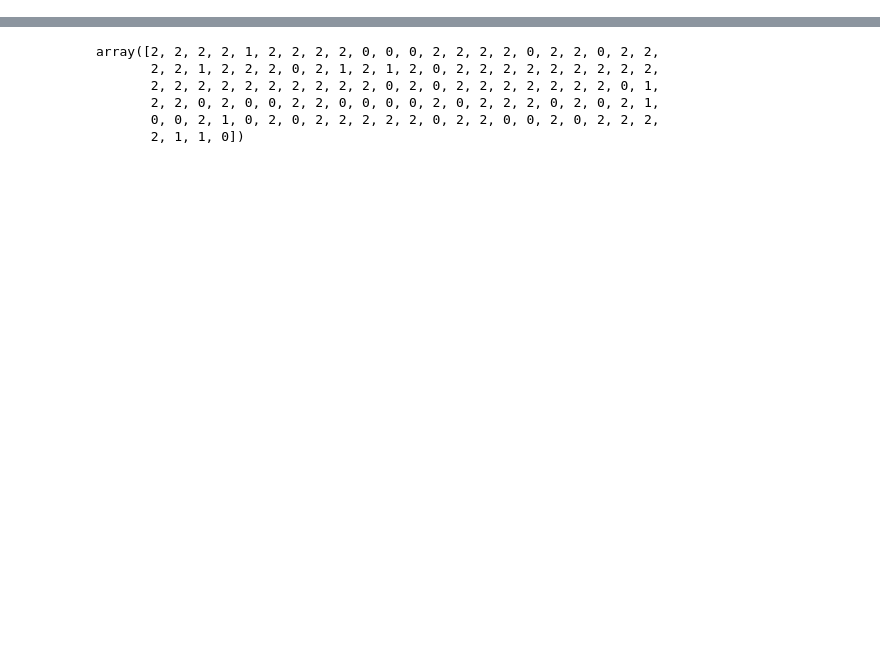
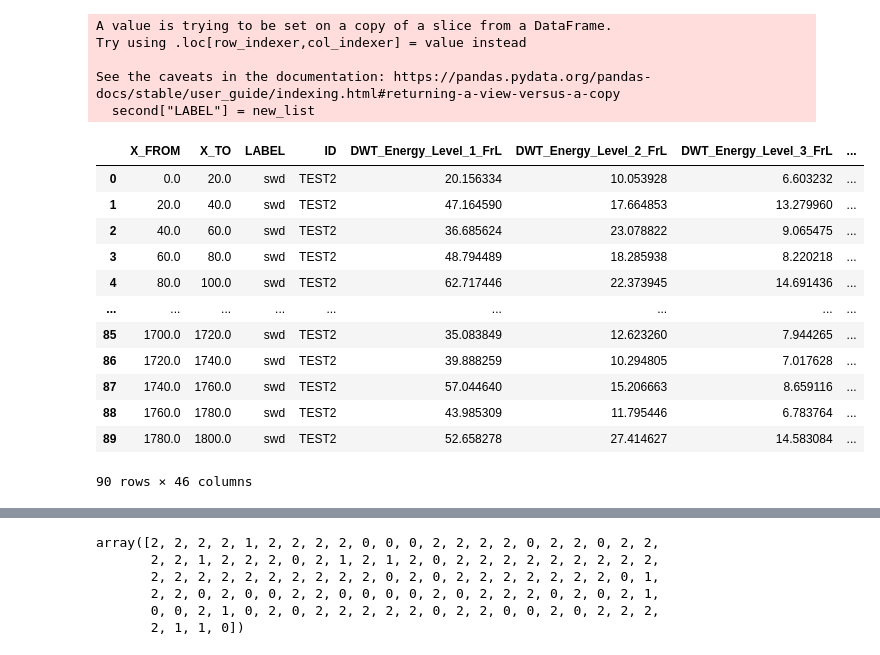
Before and after one commit to tarasovxx/classification-system-ekog, a Jupyter notebook: research/model.ipynb, the cells around one changed output, grey strips where cells are left out. Cells and saved outputs as stored; diff of their text form; code cells hidden in the pictures; blank space fills up the shorter version.

```diff
--- a/research/model.ipynb
+++ b/research/model.ipynb
@@ -94,0 +188,22 @@ Learning rate set to 0.5
+# %%
+second["LABEL"] = new_list
+second
+# %% [output]
+A value is trying to be set on a copy of a slice from a DataFrame.
+Try using .loc[row_indexer,col_indexer] = value instead
+
+See the caveats in the documentation: https://pandas.pydata.org/pandas-docs/stable/user_guide/indexing.html#returning-a-view-versus-a-copy
+  second["LABEL"] = new_list
+|  | X_FROM | X_TO | LABEL | ID | DWT_Energy_Level_1_FrL | DWT_Energy_Level_2_FrL | DWT_Energy_Level_3_FrL | ... |
+| 0 | 0.0 | 20.0 | swd | TEST2 | 20.156334 | 10.053928 | 6.603232 | ... |
+| 1 | 20.0 | 40.0 | swd | TEST2 | 47.164590 | 17.664853 | 13.279960 | ... |
+| 2 | 40.0 | 60.0 | swd | TEST2 | 36.685624 | 23.078822 | 9.065475 | ... |
+| 3 | 60.0 | 80.0 | swd | TEST2 | 48.794489 | 18.285938 | 8.220218 | ... |
+| 4 | 80.0 | 100.0 | swd | TEST2 | 62.717446 | 22.373945 | 14.691436 | ... |
+| ... | ... | ... | ... | ... | ... | ... | ... | ... |
+| 85 | 1700.0 | 1720.0 | swd | TEST2 | 35.083849 | 12.623260 | 7.944265 | ... |
+| 86 | 1720.0 | 1740.0 | swd | TEST2 | 39.888259 | 10.294805 | 7.017628 | ... |
+| 87 | 1740.0 | 1760.0 | swd | TEST2 | 57.044640 | 15.206663 | 8.659116 | ... |
+| 88 | 1760.0 | 1780.0 | swd | TEST2 | 43.985309 | 11.795446 | 6.783764 | ... |
+| 89 | 1780.0 | 1800.0 | swd | TEST2 | 52.658278 | 27.414627 | 14.583084 | ... |
+90 rows × 46 columns
```
Also changed, not shown: parts of 19 cells of this notebook, 6 other files.
